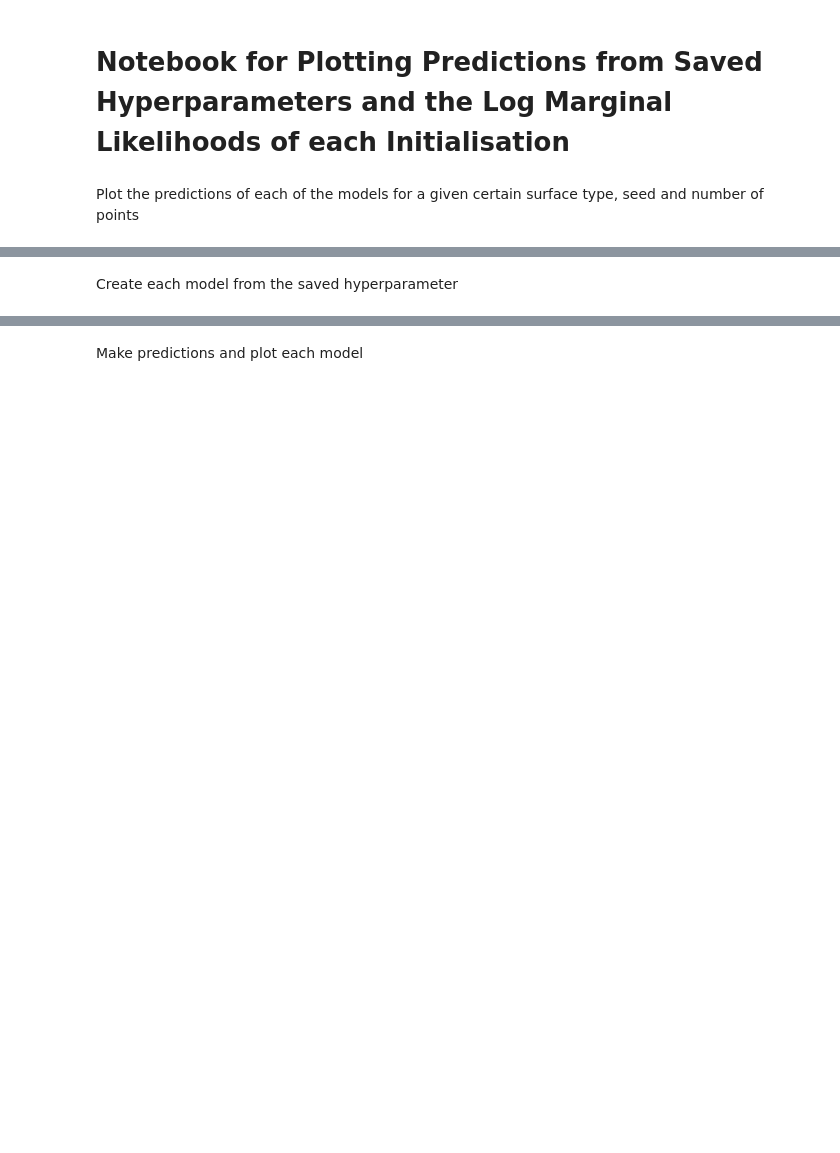
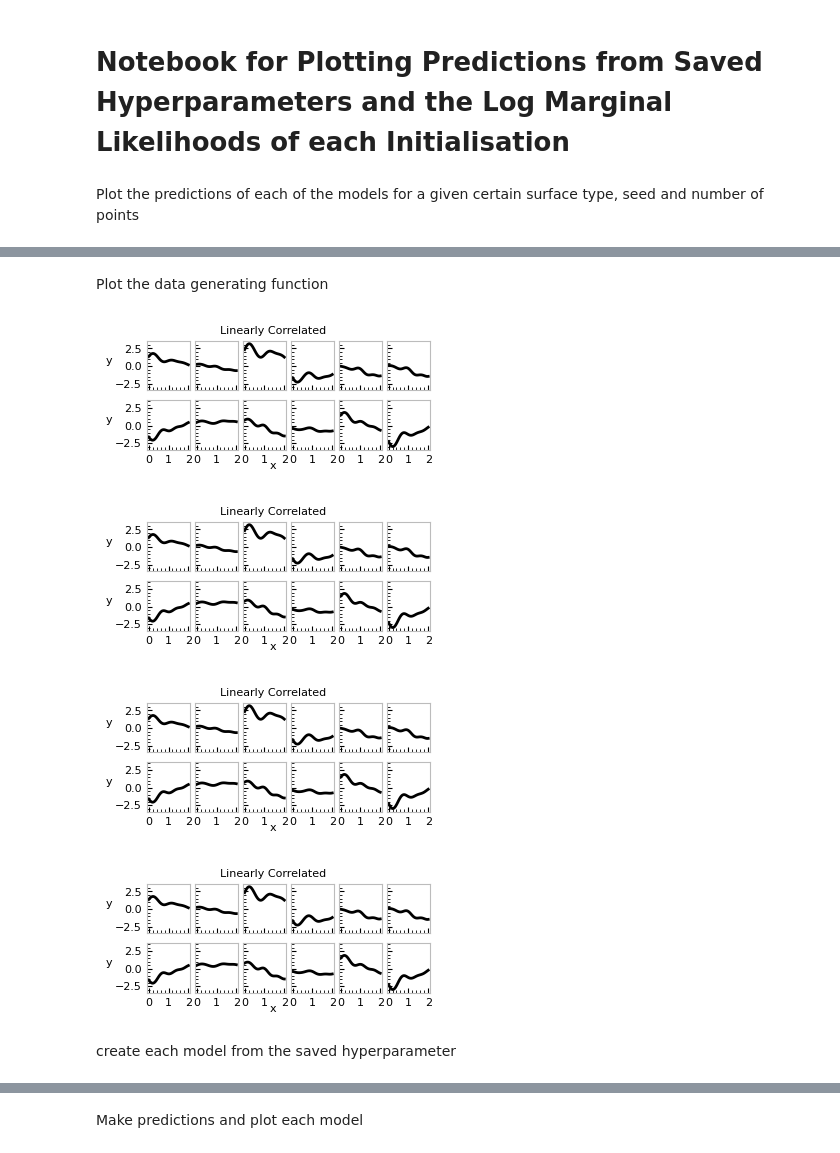
Before and after one commit to RSedgwick/TLGPs, a Jupyter notebook: analysis/plot_predictions.ipynb, the cells around one changed output, grey strips where cells are left out. Cells and saved outputs as stored; diff of their text form; code cells hidden in the pictures; blank space fills up the shorter version.

```diff
--- a/analysis/plot_predictions.ipynb
+++ b/analysis/plot_predictions.ipynb
@@ -31,7 +29,16 @@ hyperparams = load_hyperparameters(path)
 # %%
 hyperparams['final_lml'] = [hyperparams['lmls'].to_numpy()[i][-1] for i in range(len(hyperparams))]
+# %% [markdown]
+Plot the data generating function
+# %%
+plot_data(hyperparams, surface_type, test_type, dataseed, seed, plot_data_points=False)
+# %% [output]
+[figure, added]
+[figure, added]
+[figure, added]
+[figure, added]
 # %% [markdown]
-Create each model from the saved hyperparameter
+create each model from the saved hyperparameter
 # %%
 
 
```
Also changed, not shown: parts of 5 cells of this notebook, 52 other files.
